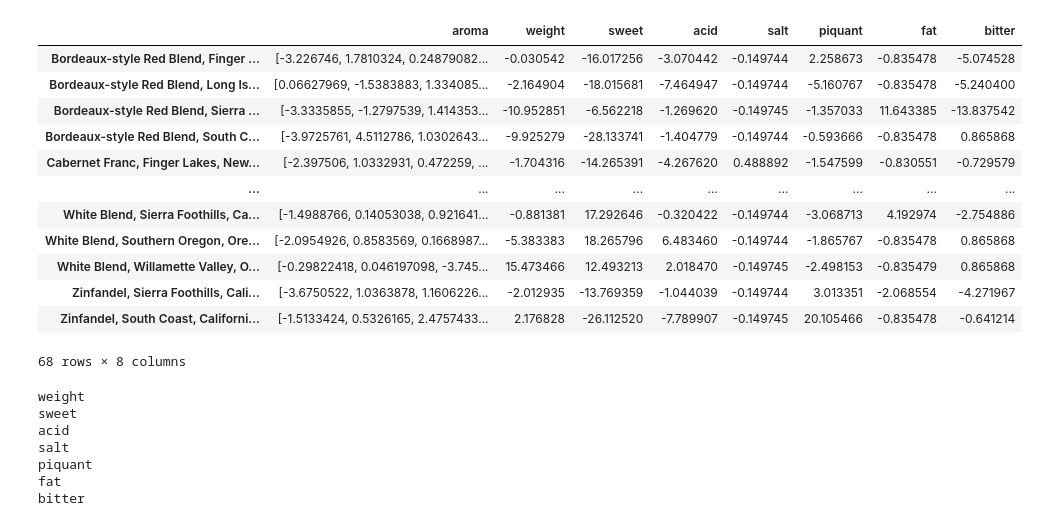
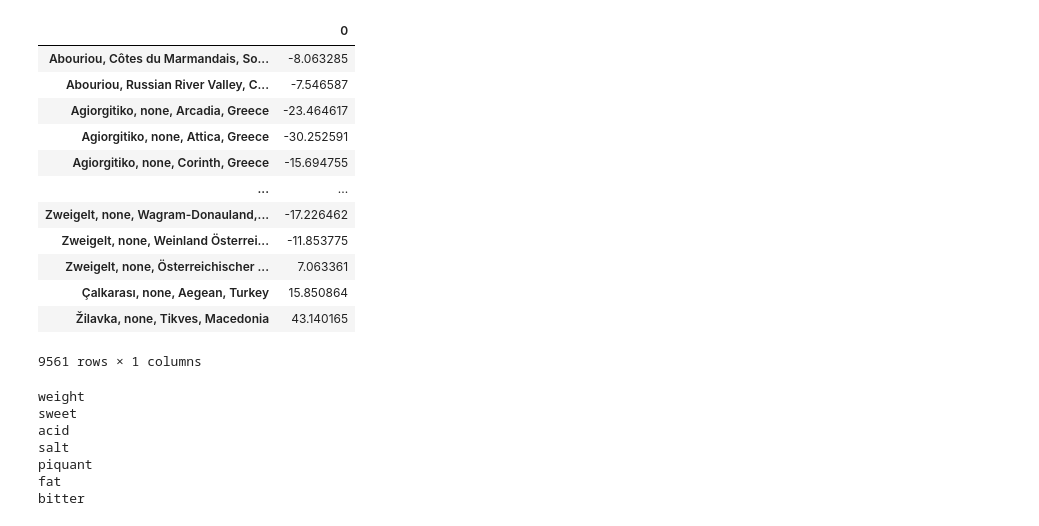
Before and after one commit to bakerley/food2wine, a Jupyter notebook: notebooks/g_wine_to_seven_vectors.ipynb, the cells around one changed output. Saved outputs shown, nothing was run; the diff lists cells and outputs as text; code cells hidden in the pictures.

```diff
--- a/notebooks/g_wine_to_seven_vectors.ipynb
+++ b/notebooks/g_wine_to_seven_vectors.ipynb
@@ -123,0 +150,3 @@ vgeos_df.to_csv('varieties_all_geos.csv')
+# %%
+wine_df_merged = wine_df_clean.copy()
+wine_df_merged.drop(columns=["taster_name",'taster_twitter_handle'])
@@ -124,9 +167,9 @@ vgeos_df.to_csv('varieties_all_geos.csv')
 # %%
-variety_geo_df = pd.read_csv('../raw_data/varieties_all_geos_normalized.csv', index_col=0)
-wine_df_merged = pd.merge(left=wine_df_clean, right=variety_geo_df, left_on=['variety', 'country', 'province', 'region_1', 'region_2'],
-                         right_on=['Variety', 'Country', 'Province', 'Region', 'Subregion'])
-wine_df_merged.drop(['Unnamed: 0', 'Country', 'taster_name', 'taster_twitter_handle',
-                     'Region', 'Subregion', 'count'],
-                    axis=1, inplace=True)
-wine_df_merged.shape
+# variety_geo_df = pd.read_csv('../raw_data/varieties_all_geos_normalized.csv', index_col=0)
+# wine_df_merged = pd.merge(left=wine_df_clean, right=variety_geo_df, left_on=['variety', 'country', 'province', 'region_1', 'region_2'],
+#                          right_on=['Variety', 'Country', 'Province', 'Region', 'Subregion'])
+# wine_df_merged.drop(['Unnamed: 0', 'Country', 'taster_name', 'taster_twitter_handle',
+#                      'Region', 'Subregion', 'count'],
+#                     axis=1, inplace=True)
+# wine_df_merged
 # %% [output]
@@ -134,10 +188,0 @@ wine_df_merged.shape
-# %%
-'''variety_geo_df = pd.read_csv('../raw_data/varieties_all_geos_normalized.csv', index_col=0)
-
-wine_df_merged = pd.merge(left=wine_df_clean, right=variety_geo_df, left_on=['variety', 'country', 'province', 'region_1'],
-                         right_on=['variety', 'country', 'province', 'region_1'])
-wine_df_merged.drop(['Unnamed: 0', 'country',
-                     'designation', 'province',
-                     'region_1', 'taster_name', 'taster_twitter_handle', 'region_2', 'winery', 'count'],
-                    axis=1, inplace=True)
-wine_df_merged.shape'''
@@ -297,7 +388,7 @@ def subset_wine_vectors(list_of_varieties, wine_attribute):
     wine_variety_vectors = []
     for v in list_of_varieties:
 
-        one_var_only = wine_df_vecs.loc[(wine_df_vecs['Variety'] == v[0]) &
+        one_var_only = wine_df_vecs.loc[(wine_df_vecs['variety'] == v[0]) &
                                                 (wine_df_vecs['geo_normalized'] == v[1])]
         if len(list(one_var_only.index)) < 1 or str(v[1][-1]) == '0':
             continue
@@ -352,21 +443,21 @@ for tw in core_tastes[1:]:
 all_nonaromas = pd.concat(taste_dataframes, axis=1)
 all_nonaromas.columns = core_tastes
 # %%
-all_nonaromas
+taste_dataframes[2]
 # %% [output]
-|  | aroma | weight | sweet | acid | salt | piquant | fat | bitter |
-| Bordeaux-style Red Blend, Finger ... | [-3.226746, 1.7810324, 0.24879082... | -0.030542 | -16.017256 | -3.070442 | -0.149744 | 2.258673 | -0.835478 | -5.074528 |
-| Bordeaux-style Red Blend, Long Is... | [0.06627969, -1.5383883, 1.334085... | -2.164904 | -18.015681 | -7.464947 | -0.149744 | -5.160767 | -0.835478 | -5.240400 |
-| Bordeaux-style Red Blend, Sierra ... | [-3.3335855, -1.2797539, 1.414353... | -10.952851 | -6.562218 | -1.269620 | -0.149745 | -1.357033 | 11.643385 | -13.837542 |
-| Bordeaux-style Red Blend, South C... | [-3.9725761, 4.5112786, 1.0302643... | -9.925279 | -28.133741 | -1.404779 | -0.149744 | -0.593666 | -0.835478 | 0.865868 |
-| Cabernet Franc, Finger Lakes, New... | [-2.397506, 1.0332931, 0.472259, ... | -1.704316 | -14.265391 | -4.267620 | 0.488892 | -1.547599 | -0.830551 | -0.729579 |
-| ... | ... | ... | ... | ... | ... | ... | ... | ... |
-| White Blend, Sierra Foothills, Ca... | [-1.4988766, 0.14053038, 0.921641... | -0.881381 | 17.292646 | -0.320422 | -0.149744 | -3.068713 | 4.192974 | -2.754886 |
-| White Blend, Southern Oregon, Ore... | [-2.0954926, 0.8583569, 0.1668987... | -5.383383 | 18.265796 | 6.483460 | -0.149744 | -1.865767 | -0.835478 | 0.865868 |
-| White Blend, Willamette Valley, O... | [-0.29822418, 0.046197098, -3.745... | 15.473466 | 12.493213 | 2.018470 | -0.149745 | -2.498153 | -0.835479 | 0.865868 |
-| Zinfandel, Sierra Foothills, Cali... | [-3.6750522, 1.0363878, 1.1606226... | -2.012935 | -13.769359 | -1.044039 | -0.149744 | 3.013351 | -2.068554 | -4.271967 |
-| Zinfandel, South Coast, Californi... | [-1.5133424, 0.5326165, 2.4757433... | 2.176828 | -26.112520 | -7.789907 | -0.149745 | 20.105466 | -0.835478 | -0.641214 |
+|  | 0 |
+| Abouriou, Côtes du Marmandais, So... | -8.063285 |
+| Abouriou, Russian River Valley, C... | -7.546587 |
+| Agiorgitiko, none, Arcadia, Greece | -23.464617 |
+| Agiorgitiko, none, Attica, Greece | -30.252591 |
+| Agiorgitiko, none, Corinth, Greece | -15.694755 |
+| ... | ... |
+| Zweigelt, none, Wagram-Donauland,... | -17.226462 |
+| Zweigelt, none, Weinland Österrei... | -11.853775 |
+| Zweigelt, none, Österreichischer ... | 7.063361 |
+| Çalkarası, none, Aegean, Turkey | 15.850864 |
+| Žilavka, none, Tikves, Macedonia | 43.140165 |
-68 rows × 8 columns
+9561 rows × 1 columns
 # %%
 # save the 50 top descriptors for each wine variety as a CSV file. We will us this later to dig deeper into our proposed wine recommendations.
 
```
Also changed, not shown: parts of 15 cells of this notebook, 7 other files.
